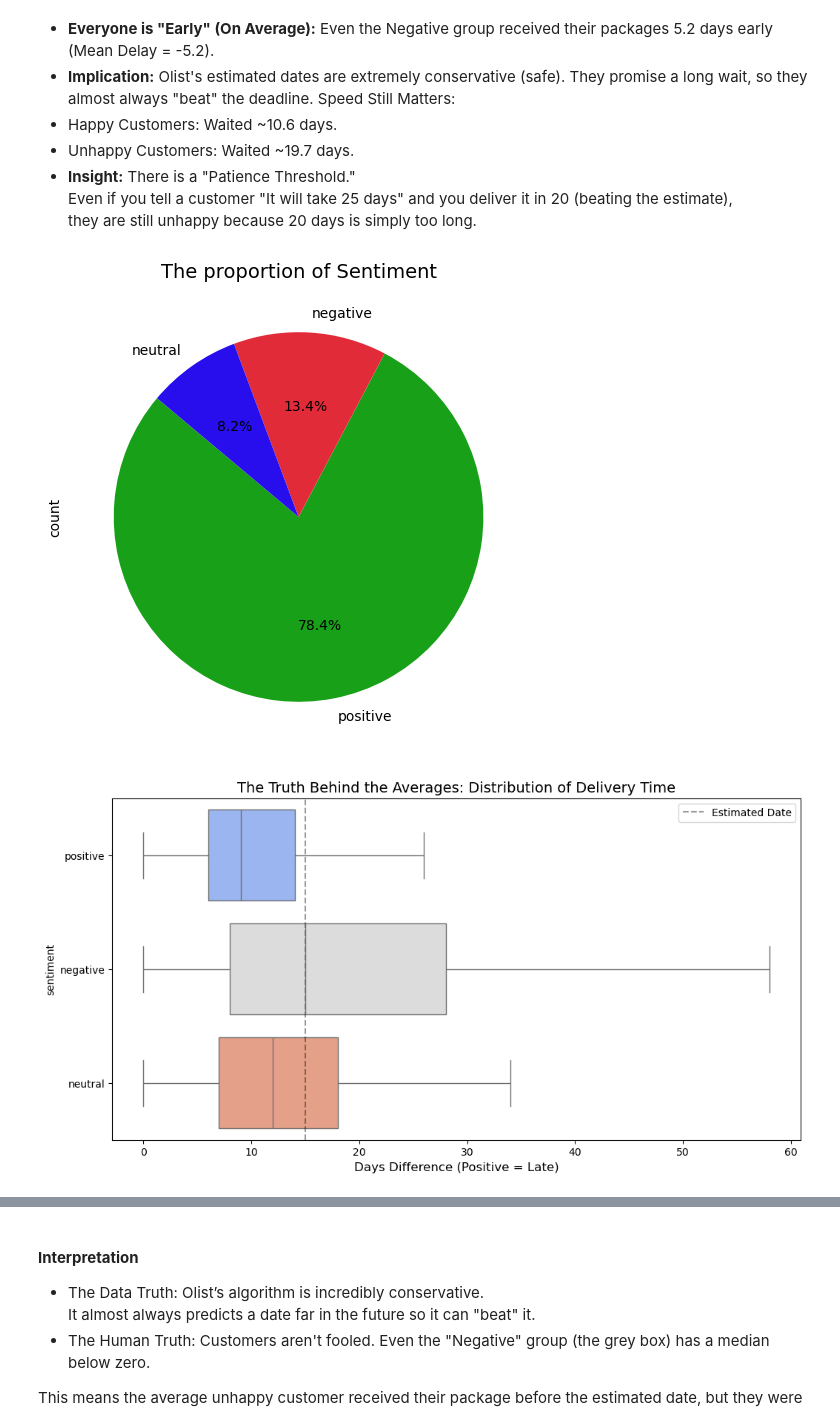
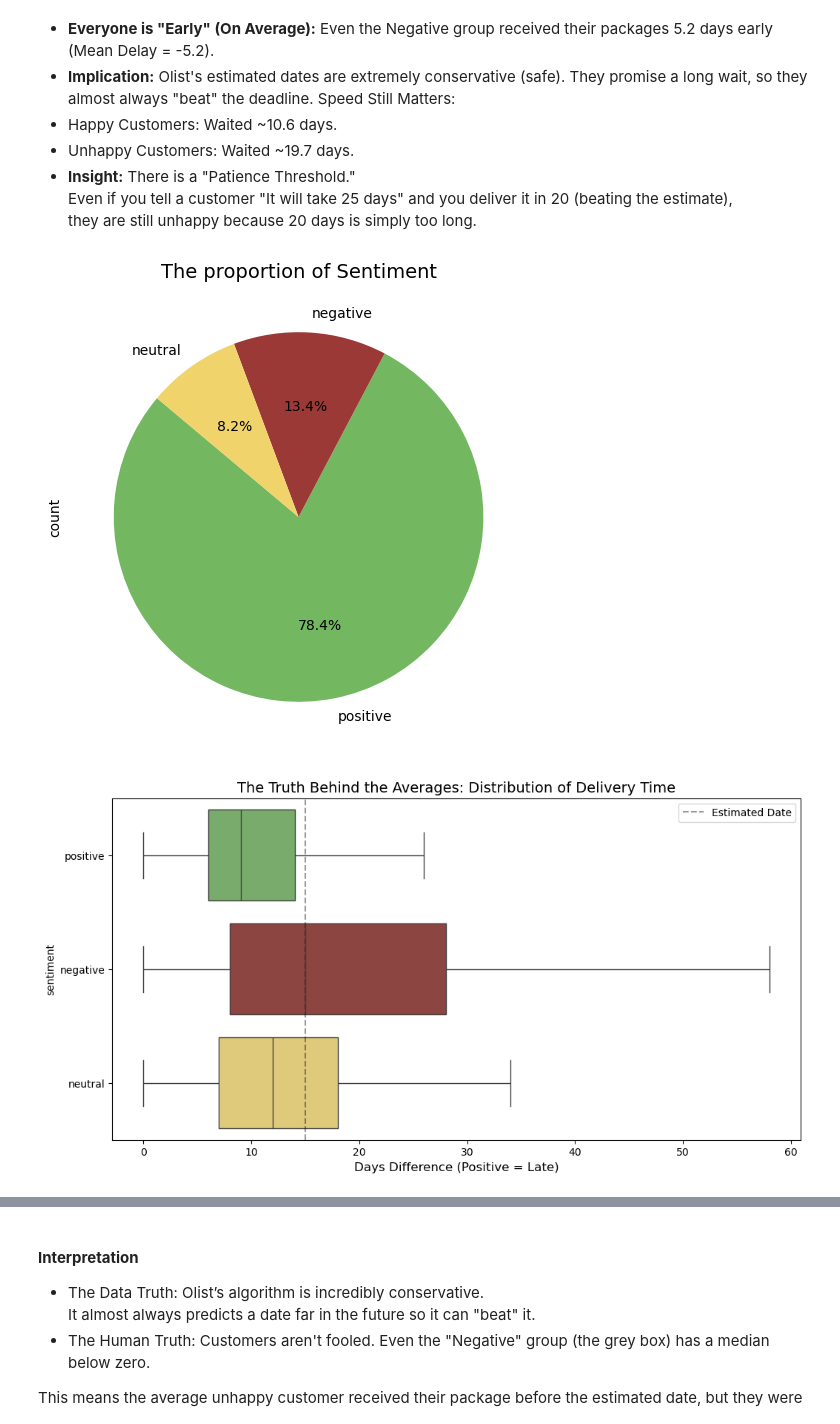
Before and after one commit to annalwiz/Case_studies, a Jupyter notebook: Olist_retailer/Source/Olist.ipynb, the cells around one changed output, grey strips where cells are left out. Saved outputs shown, nothing was run; the diff lists cells and outputs as text; code cells hidden in the pictures.

```diff
--- a/Olist_retailer/Source/Olist.ipynb
+++ b/Olist_retailer/Source/Olist.ipynb
@@ -449,30 +449,31 @@ they are still unhappy because 20 days is simply too long.
 # %%
 import matplotlib.pyplot as plt
 import seaborn as sns
 
 plt.figure(figsize=(10, 6))
 # Define custom colors: Red for bad, Grey for neutral, Green for good
-custom_palette = {'negative': "#e22b38", 'neutral': "#280eec", 'positive': "#19a019"}
+colors = {'positive': '#73B761', 'neutral': '#F0D36B', 'negative': '#9A3935'}
 sentiment_counts = order_review['sentiment'].value_counts()
 ax = sentiment_counts.plot(
     kind='pie',
     autopct='%1.1f%%',
     startangle=140,
-    colors=[custom_palette[key] for key in order_review['sentiment'].value_counts().index]
+    colors=[colors[key] for key in order_review['sentiment'].value_counts().index]
 )
 plt.title('The proportion of Sentiment', fontsize=14)
 plt.show()
 # %% [output]
-[figure, old version]
+[figure, new version]
 # %%
 plt.figure(figsize=(12, 6))
 
 # We limit the x-axis to zoom in on the relevant range (e.g., -50 to +50 days)
 # Otherwise, one extreme outlier (1000 days) will squish the whole chart.
+colors = {'positive': '#73B761', 'neutral': '#F0D36B', 'negative': '#9A3935'}
 sns.boxplot(x='delivery_time', y='sentiment',
             data=order_review,
             hue='sentiment',
-            palette='coolwarm',
+            palette=colors,
             showfliers=False)
 
 plt.axvline(15, color='black', linestyle='--', label='Estimated Date', alpha=0.4)
@@ -481,7 +482,7 @@ plt.xlabel('Days Difference (Positive = Late)', fontsize=12)
 plt.legend()
 plt.show()
 # %% [output]
-[figure, old version]
+[figure, new version]
 # %%
 plt.figure(figsize=(12, 6))
 
```
Also changed, not shown: parts of 5 cells of this notebook, 7 other files.
